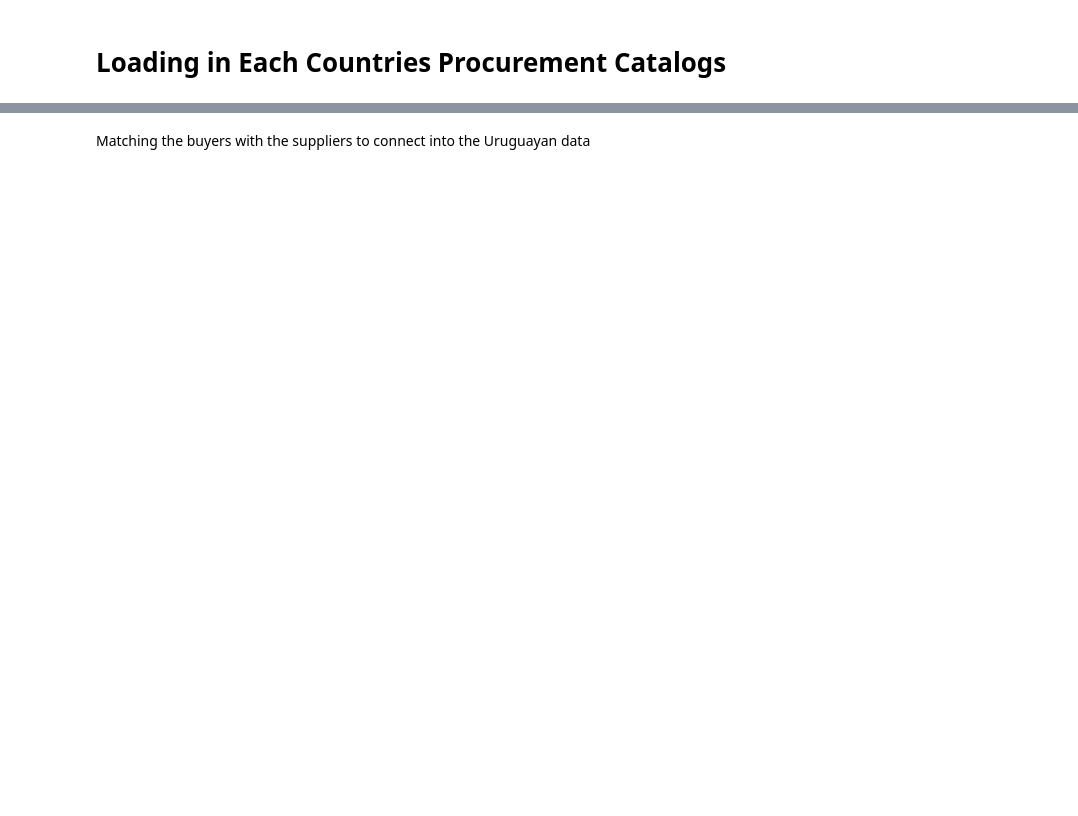
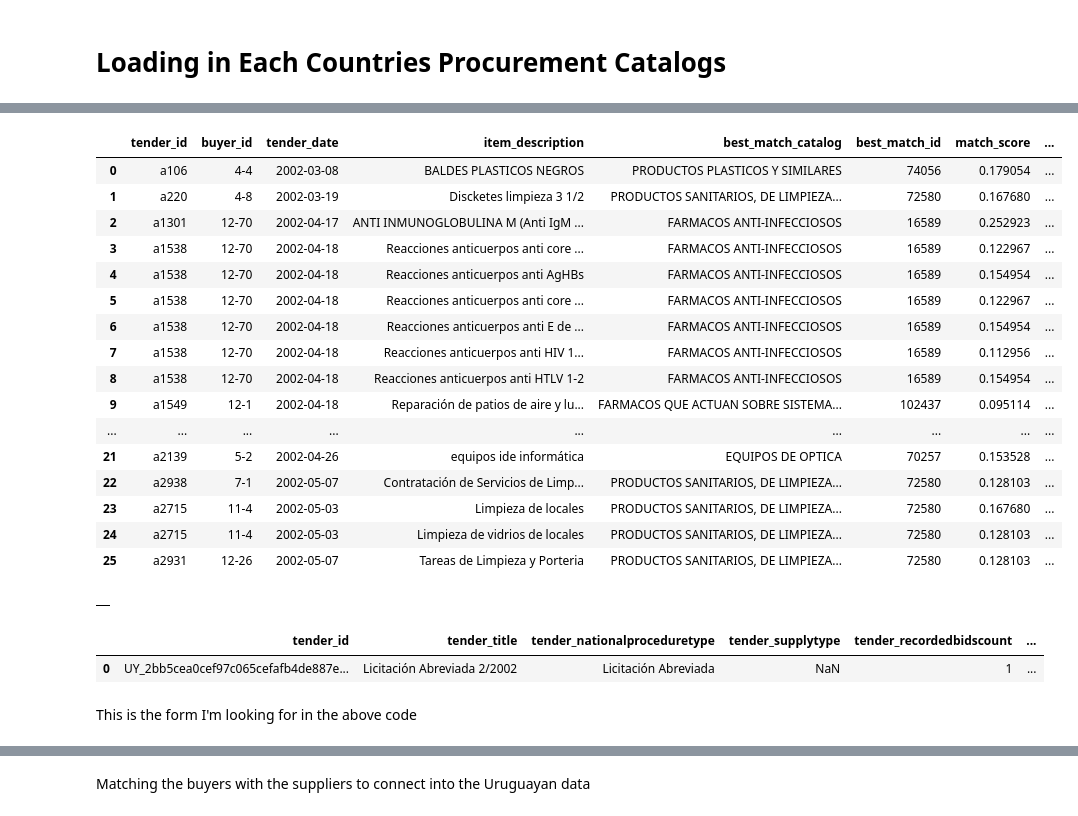
Before and after one commit to aidanlockwood20/MXN442-Assignment2-Project, a Jupyter notebook: report.ipynb, the cells around one changed output, grey strips where cells are left out. Cells and saved outputs as stored; diff of their text form; code cells hidden in the pictures; blank space fills up the shorter version.

```diff
--- a/report.ipynb
+++ b/report.ipynb
@@ -8,6 +8,22 @@ Any libraries used only in the utility functions are kept inside `report_utils.p
 # %%
 import pandas as pd
 import numpy as np
+
+from sklearn.feature_extraction.text import TfidfVectorizer
+from sklearn.metrics.pairwise import cosine_similarity
+
+
+import nltk
+
+# Download required NLTK data
+nltk.download('stopwords', quiet=True)
+nltk.download('punkt', quiet=True)
+
+# Now import stopwords
+from nltk.corpus import stopwords
+
+# Get Spanish stopwords
+spanish_stopwords = stopwords.words('spanish')
 
 # Importing a progress bar due to how big the catalog dataset are
 from tqdm.notebook import tqdm
@@ -15,6 +31,8 @@ import json
 
 # All functions that are used in the code is stored here
 from report_utils import *
+
+
 
 # Unfortunately, as the catalogs are in Spanish, we need to translate the data dictionary to identify the columns
 from deep_translator import GoogleTranslator
@@ -527 +565,10 @@ for year in tqdm(uruguay_procurement_data_years, desc = 'Retrieving Uruguay Tend
+# %%
+remove_uruguay_annual_files = False
+
+if remove_uruguay_annual_files:
+    for year in uruguay_procurement_data_years:
+        os.chdir(os.path.join(data_folder, 'uruguay_tender_data', str(year)))
+        os.remove(f'l_{year}_data.json')
+        os.remove(f'a_{year}_data.json')
+        os.chdir('..')
 # %% [markdown]
@@ -556,3 +625,4 @@ uruguay_buyer_ids = uruguay_procurement_data_expanded['buyer_id'].unique().tolis
 uruguay_supplier_ids = uruguay_procurement_data_expanded['bidder_id'].unique().tolist()
 uruguay_tender_titles = uruguay_procurement_data_expanded['tender_title'].unique().tolist()
 uruguay_product_codes = uruguay_procurement_data_expanded['lot_productCode'].unique().tolist()
+uruguay_product_classes = uruguay_public_procurement_catalog['Clase'].unique().tolist()
@@ -667,0 +959,31 @@ for col in date_cols:
+# %%
+all_matches
+# %% [output]
+|  | tender_id | buyer_id | tender_date | item_description | best_match_catalog | best_match_id | match_score | ... |
+| 0 | a106 | 4-4 | 2002-03-08 | BALDES PLASTICOS NEGROS | PRODUCTOS PLASTICOS Y SIMILARES | 74056 | 0.179054 | ... |
+| 1 | a220 | 4-8 | 2002-03-19 | Discketes limpieza 3 1/2 | PRODUCTOS SANITARIOS, DE LIMPIEZA... | 72580 | 0.167680 | ... |
+| 2 | a1301 | 12-70 | 2002-04-17 | ANTI INMUNOGLOBULINA M (Anti IgM ... | FARMACOS ANTI-INFECCIOSOS | 16589 | 0.252923 | ... |
+| 3 | a1538 | 12-70 | 2002-04-18 | Reacciones anticuerpos anti core ... | FARMACOS ANTI-INFECCIOSOS | 16589 | 0.122967 | ... |
+| 4 | a1538 | 12-70 | 2002-04-18 | Reacciones anticuerpos anti AgHBs | FARMACOS ANTI-INFECCIOSOS | 16589 | 0.154954 | ... |
+| 5 | a1538 | 12-70 | 2002-04-18 | Reacciones anticuerpos anti core ... | FARMACOS ANTI-INFECCIOSOS | 16589 | 0.122967 | ... |
+| 6 | a1538 | 12-70 | 2002-04-18 | Reacciones anticuerpos anti E de ... | FARMACOS ANTI-INFECCIOSOS | 16589 | 0.154954 | ... |
+| 7 | a1538 | 12-70 | 2002-04-18 | Reacciones anticuerpos anti HIV 1... | FARMACOS ANTI-INFECCIOSOS | 16589 | 0.112956 | ... |
+| 8 | a1538 | 12-70 | 2002-04-18 | Reacciones anticuerpos anti HTLV 1-2 | FARMACOS ANTI-INFECCIOSOS | 16589 | 0.154954 | ... |
+| 9 | a1549 | 12-1 | 2002-04-18 | Reparación de patios de aire y lu... | FARMACOS QUE ACTUAN SOBRE SISTEMA... | 102437 | 0.095114 | ... |
+| ... | ... | ... | ... | ... | ... | ... | ... | ... |
+| 21 | a2139 | 5-2 | 2002-04-26 | equipos ide informática | EQUIPOS DE OPTICA | 70257 | 0.153528 | ... |
+| 22 | a2938 | 7-1 | 2002-05-07 | Contratación de Servicios de Limp... | PRODUCTOS SANITARIOS, DE LIMPIEZA... | 72580 | 0.128103 | ... |
+| 23 | a2715 | 11-4 | 2002-05-03 | Limpieza de locales | PRODUCTOS SANITARIOS, DE LIMPIEZA... | 72580 | 0.167680 | ... |
+| 24 | a2715 | 11-4 | 2002-05-03 | Limpieza de vidrios de locales | PRODUCTOS SANITARIOS, DE LIMPIEZA... | 72580 | 0.128103 | ... |
+| 25 | a2931 | 12-26 | 2002-05-07 | Tareas de Limpieza y Porteria | PRODUCTOS SANITARIOS, DE LIMPIEZA... | 72580 | 0.128103 | ... |
+# %%
+matched_catalog_df
+# %% [output]
+|  |
+# %%
+matched_df
+# %% [output]
+|  | tender_id | tender_title | tender_nationalproceduretype | tender_supplytype | tender_recordedbidscount | ... |
+| 0 | UY_2bb5cea0cef97c065cefafb4de887e... | Licitación Abreviada 2/2002 | Licitación Abreviada | NaN | 1 | ... |
+# %% [markdown]
+This is the form I'm looking for in the above code
```
Also changed, not shown: parts of 48 cells of this notebook, 3 other files.
